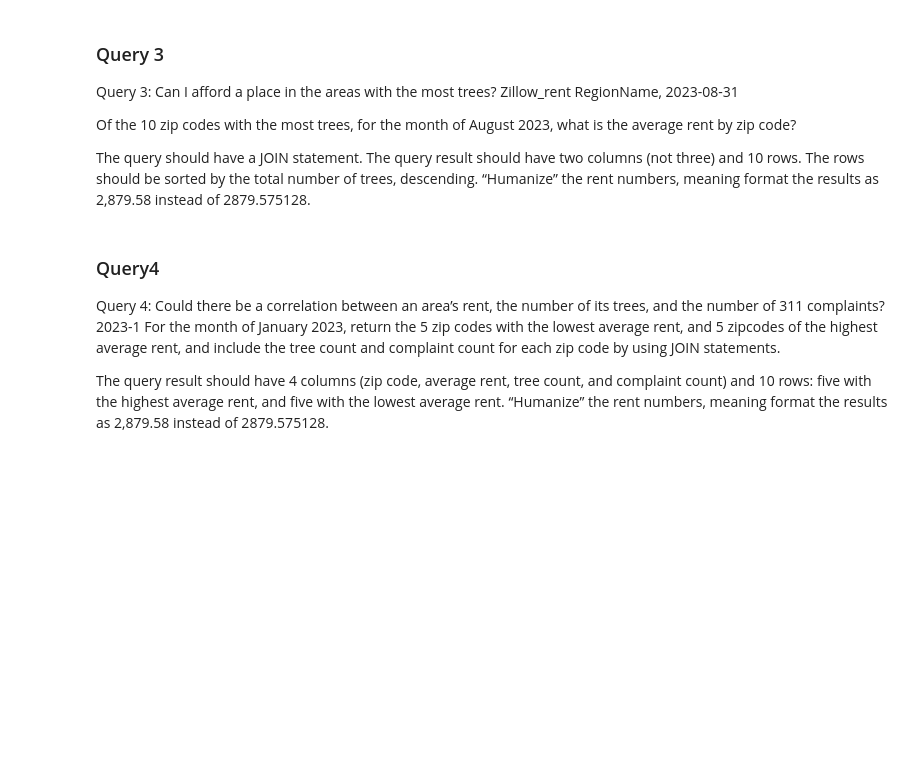
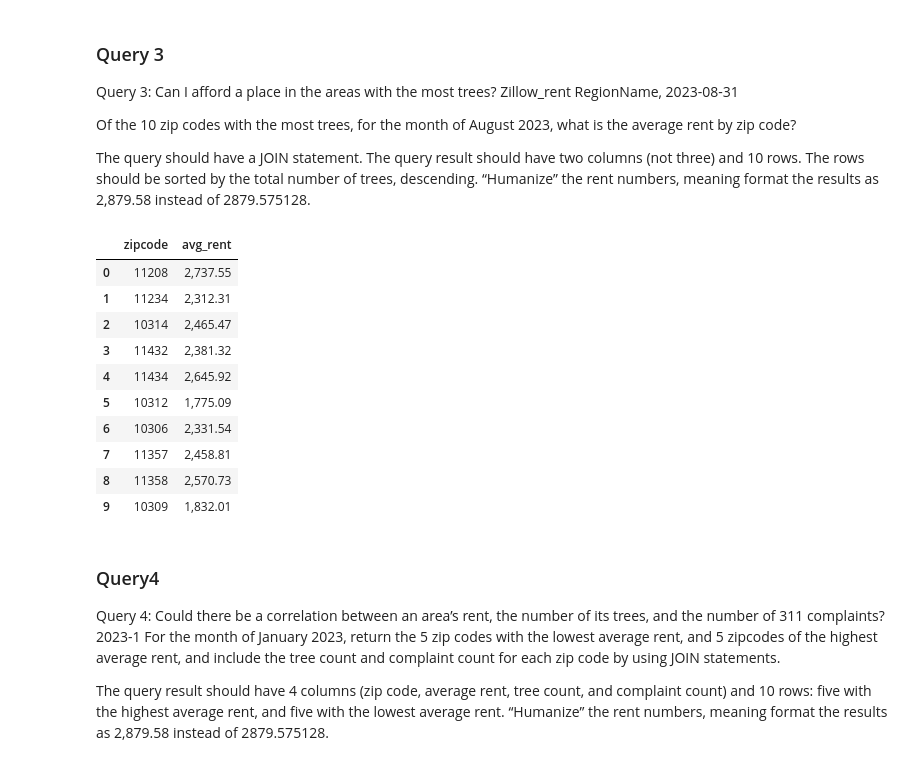
Before and after one commit to Yawenislearning/project-group28, a Jupyter notebook: project_code.ipynb, the cells around one changed output. Cells and saved outputs as stored; diff of their text form; code cells hidden in the pictures; blank space fills up the shorter version.

Commit message:
Add query3

```diff
--- a/project_code.ipynb
+++ b/project_code.ipynb
@@ -689,10 +701,21 @@ QUERY_3 = """
 """
 write_query_to_file(QUERY_3, QUERY_3_FILENAME)
 # %%
-with engine.connect() as conn:
-    result = conn.execute(db.text(QUERY_3))
-    for row in result:
-        print(row)
+engine = create_engine(DB_URL)
+df = pd.read_sql_query(QUERY_3, con=engine)
+df
+# %% [output]
+|  | zipcode | avg_rent |
+| 0 | 11208 | 2,737.55 |
+| 1 | 11234 | 2,312.31 |
+| 2 | 10314 | 2,465.47 |
+| 3 | 11432 | 2,381.32 |
+| 4 | 11434 | 2,645.92 |
+| 5 | 10312 | 1,775.09 |
+| 6 | 10306 | 2,331.54 |
+| 7 | 11357 | 2,458.81 |
+| 8 | 11358 | 2,570.73 |
+| 9 | 10309 | 1,832.01 |
 # %% [markdown]
 ### Query4
 Query 4: Could there be a correlation between an area’s rent, the number of its trees, and the number of 311 complaints?
```
Also changed, not shown: parts of 1 cell of this notebook.
